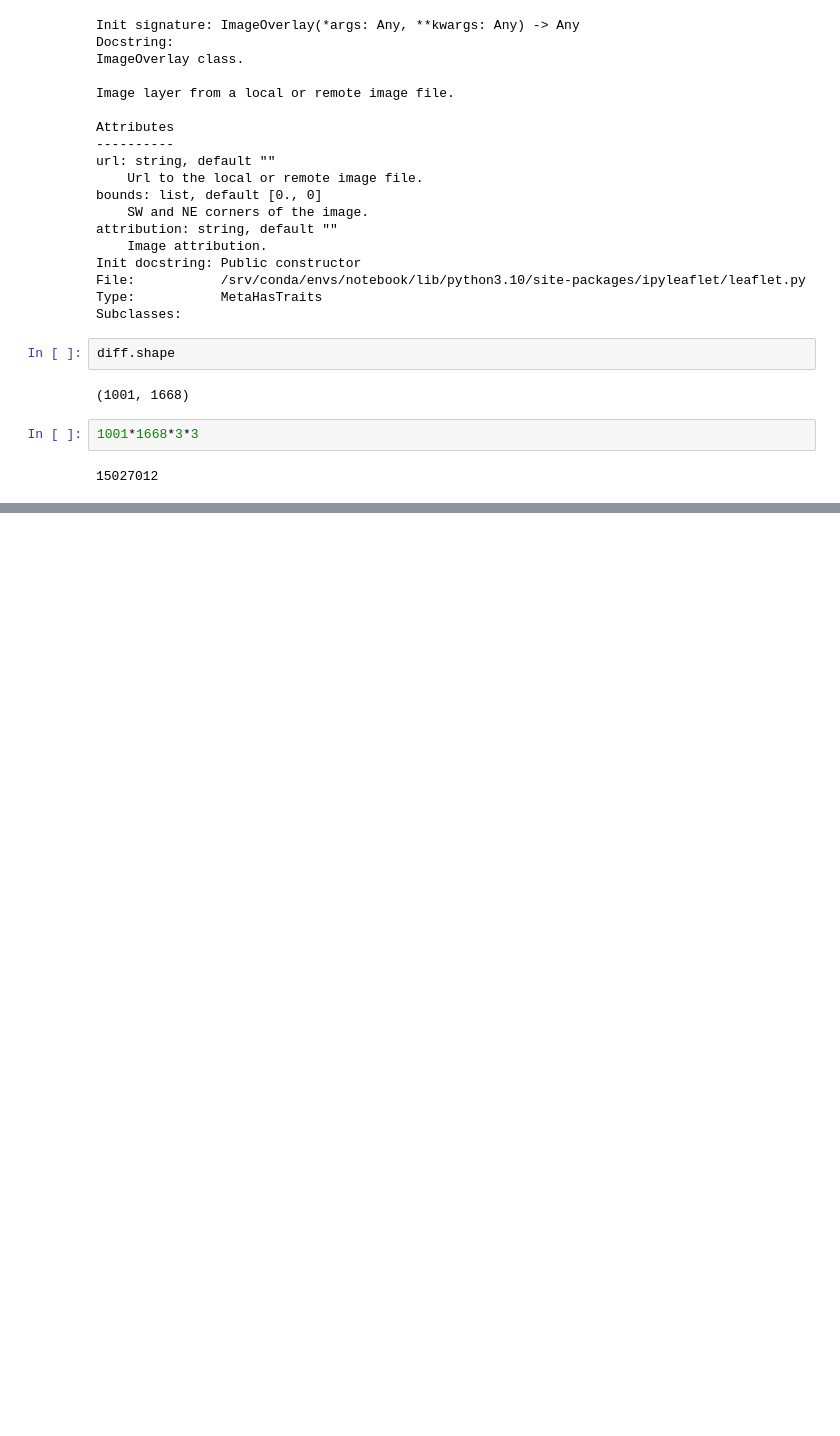
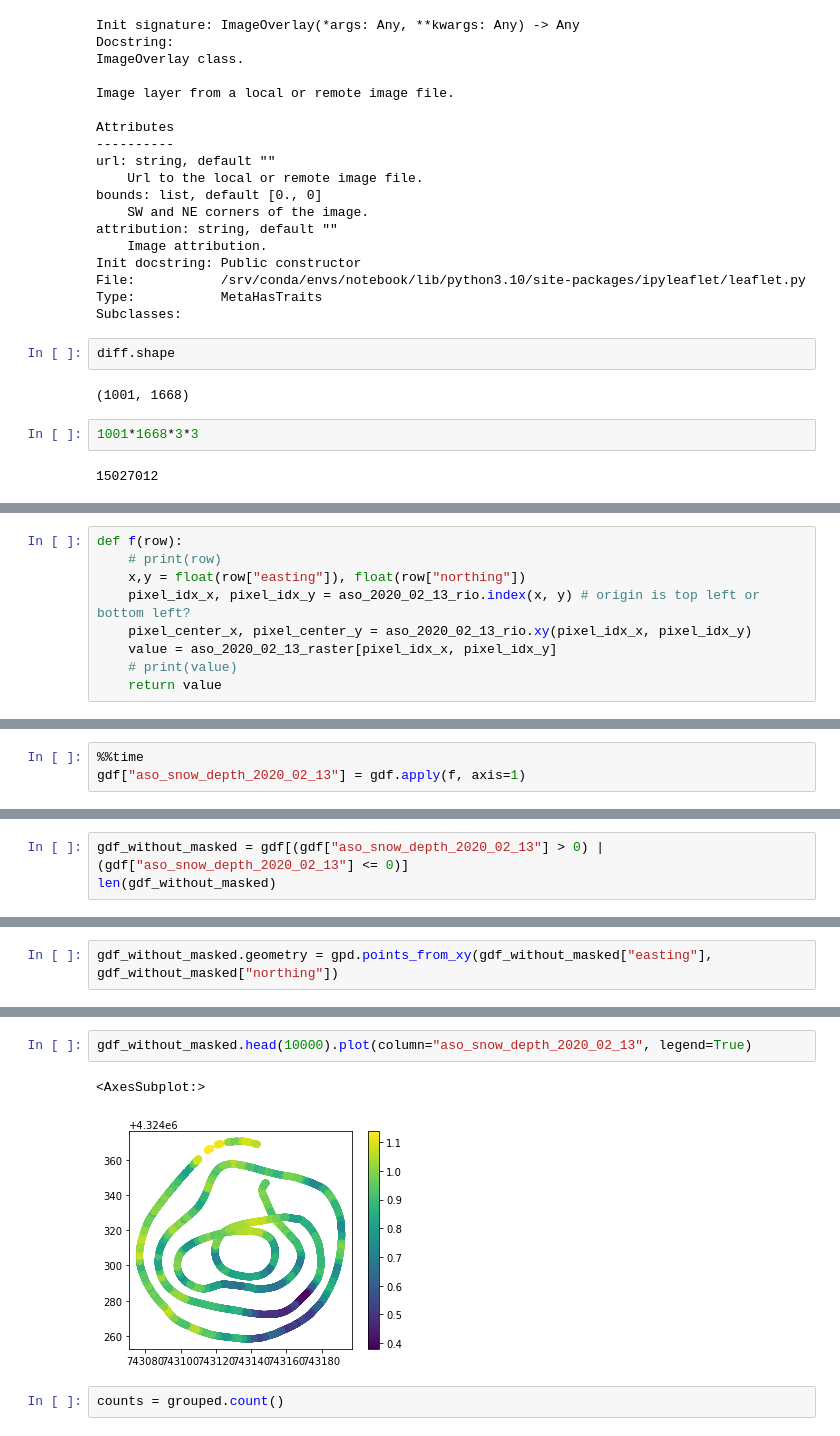
Before and after one commit to snowex-hackweek/coldfusion, a Jupyter notebook: contributors/sethv/database_query_tests.ipynb, the cells around one changed output, grey strips where cells are left out. Cells and saved outputs as stored; diff of their text form; blank space fills up the shorter version.

```diff
--- a/contributors/sethv/database_query_tests.ipynb
+++ b/contributors/sethv/database_query_tests.ipynb
@@ -629,0 +771,9 @@ diff.shape
+# %%
+def f(row):
+    # print(row)
+    x,y = float(row["easting"]), float(row["northing"])
+    pixel_idx_x, pixel_idx_y = aso_2020_02_13_rio.index(x, y) # origin is top left or bottom left?
+    pixel_center_x, pixel_center_y = aso_2020_02_13_rio.xy(pixel_idx_x, pixel_idx_y)
+    value = aso_2020_02_13_raster[pixel_idx_x, pixel_idx_y]
+    # print(value)
+    return value
@@ -629,0 +810,3 @@ diff.shape
+# %%
+%%time
+gdf["aso_snow_depth_2020_02_13"] = gdf.apply(f, axis=1)
@@ -629,0 +826,3 @@ diff.shape
+# %%
+gdf_without_masked = gdf[(gdf["aso_snow_depth_2020_02_13"] > 0) | (gdf["aso_snow_depth_2020_02_13"] <= 0)]
+len(gdf_without_masked)
@@ -629,0 +831,2 @@ diff.shape
+# %%
+gdf_without_masked.geometry = gpd.points_from_xy(gdf_without_masked["easting"], gdf_without_masked["northing"])
@@ -629,0 +864,7 @@ diff.shape
+# %%
+gdf_without_masked.head(10000).plot(column="aso_snow_depth_2020_02_13", legend=True)
+# %% [output]
+<AxesSubplot:>
+[figure, added]
+# %%
+counts = grouped.count()
```
Also changed, not shown: parts of 64 cells of this notebook.
